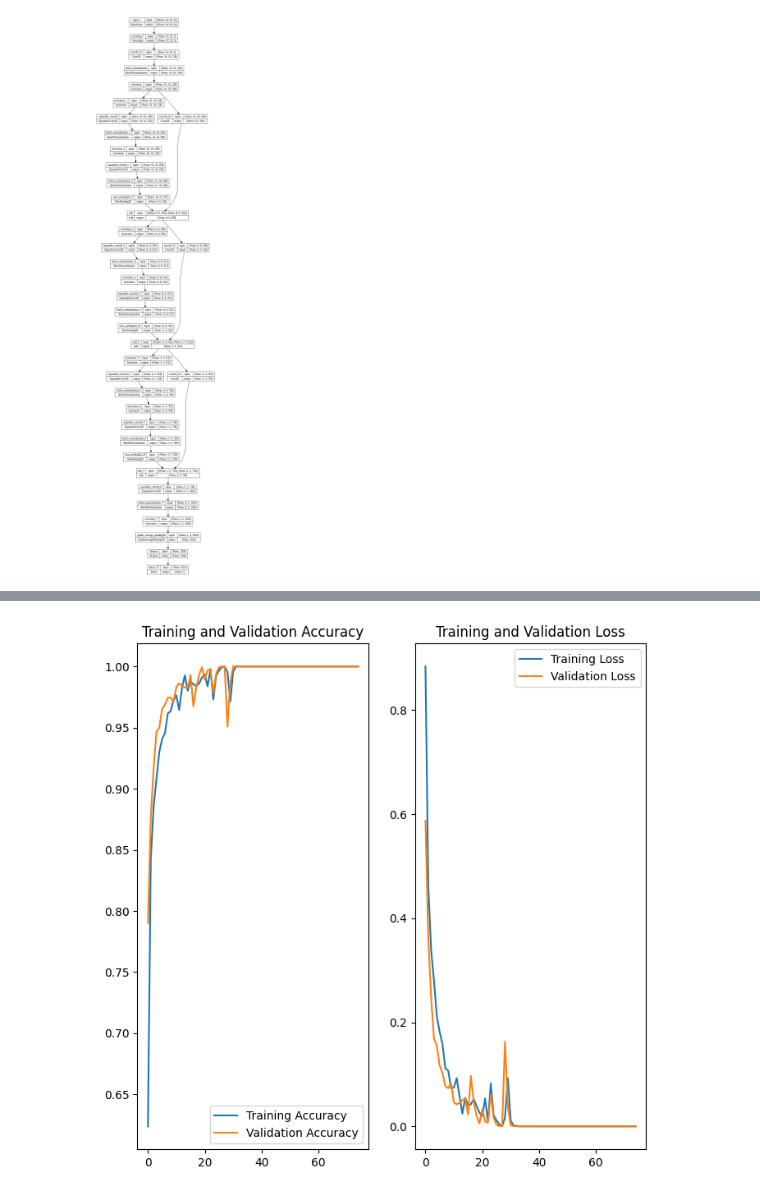
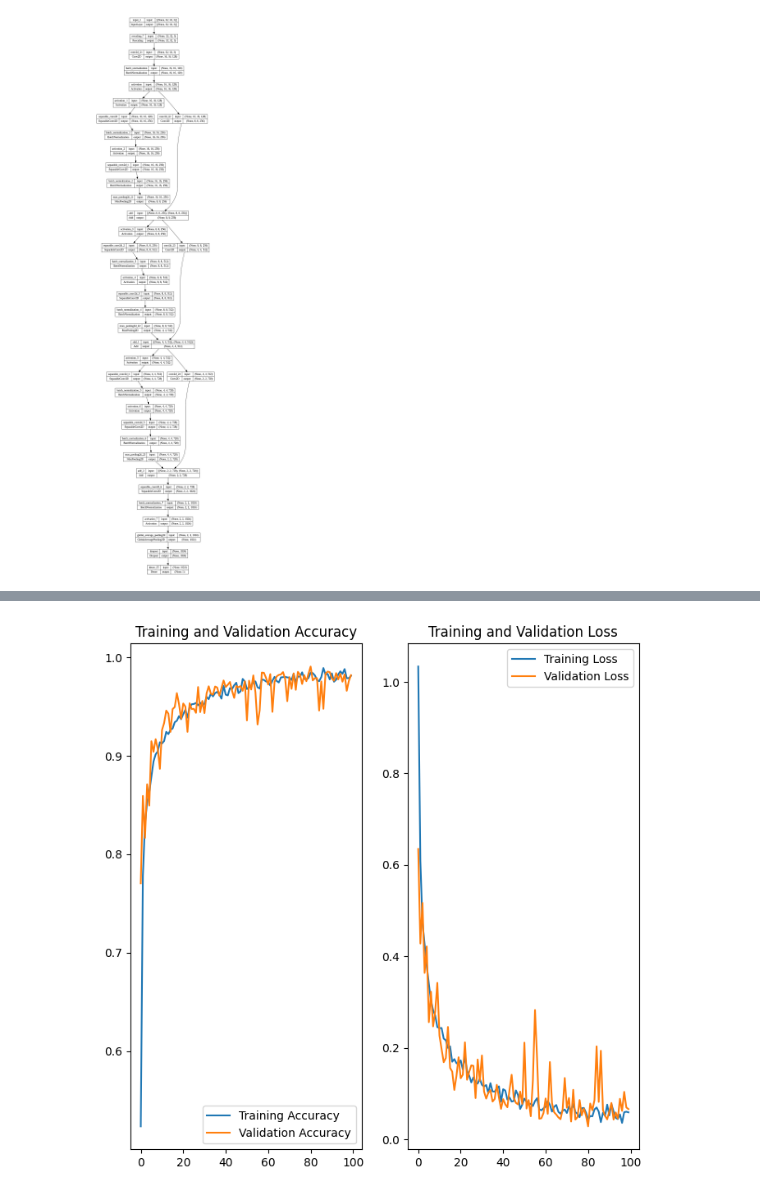
Before and after one commit to OrianaMart/ECEN-403---Team-39, a Jupyter notebook: TEAM39_MLModel.ipynb, the cells around one changed output, grey strips where cells are left out. Cells and saved outputs as stored; diff of their text form; code cells hidden in the pictures.

```diff
--- a/TEAM39_MLModel.ipynb
+++ b/TEAM39_MLModel.ipynb
@@ -111,15 +111,3 @@ for images, labels in train_ds.take(1):
-# %%
-augmented_train_ds = train_ds.map(
-    lambda x, y: (data_augmentation(x, training=True), y))
-
-# Apply `data_augmentation` to the training images.
-train_ds = train_ds.map(
-    lambda img, label: (data_augmentation(img), label),
-    num_parallel_calls=tf.data.AUTOTUNE,
-)
-# Prefetching samples in GPU memory helps maximize GPU utilization.
-train_ds = train_ds.prefetch(tf.data.AUTOTUNE)
-val_ds = val_ds.prefetch(tf.data.AUTOTUNE)
 # %%
 data_augmentation = tf.keras.Sequential(
   [
@@ -281,25 +259,25 @@ NameError: ignored
 # %%
 acc = history.history['accuracy']
 val_acc = history.history['val_accuracy']
 
 loss = history.history['loss']
 val_loss = history.history['val_loss']
 
-epochs = 75
+epochs = 100
 epochs_range = range(epochs)
 
 plt.figure(figsize=(8, 8))
 plt.subplot(1, 2, 1)
 plt.plot(epochs_range, acc, label='Training Accuracy')
 plt.plot(epochs_range, val_acc, label='Validation Accuracy')
 plt.legend(loc='lower right')
 plt.title('Training and Validation Accuracy')
 
 plt.subplot(1, 2, 2)
 plt.plot(epochs_range, loss, label='Training Loss')
 plt.plot(epochs_range, val_loss, label='Validation Loss')
 plt.legend(loc='upper right')
 plt.title('Training and Validation Loss')
 plt.show()
 # %% [output]
-[figure, old version]
+[figure, new version]
```
Also changed, not shown: parts of 11 cells of this notebook.
